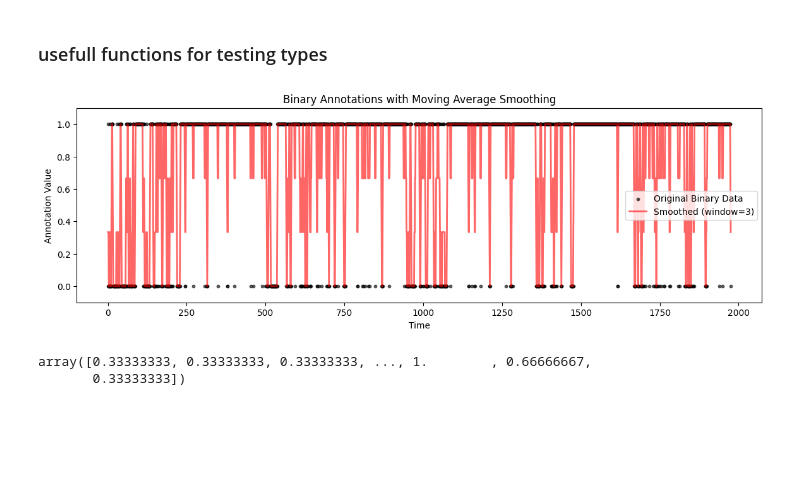
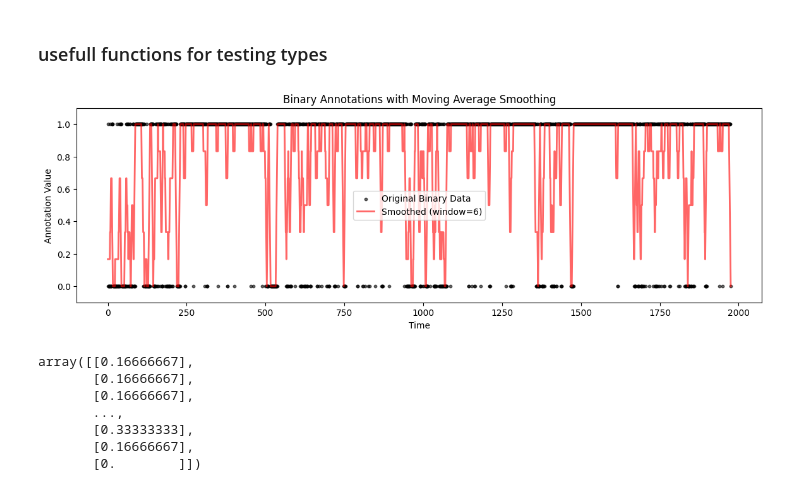
Before and after one commit to itaipeleg1/STS_sherlock, a Jupyter notebook: testing.ipynb, the cells around one changed output. Saved outputs shown, nothing was run; the diff lists cells and outputs as text; code cells hidden in the pictures; blank space fills up the shorter version.

```diff
--- a/testing.ipynb
+++ b/testing.ipynb
@@ -61,7 +113,12 @@ def plot_annotation(annotations, window_size=10):
 # %%
 annot = np.load(r'C:\uni\Msc Brain\Lab work\STS_sherlock\projects data\annotations\llava_social_speak_full.npy')
-plot_annotation(annot, window_size=3)
+plot_annotation(annot, window_size=6)
 # %% [output]
-[figure, old version]
+[figure, new version]
-array([0.33333333, 0.33333333, 0.33333333, ..., 1.        , 0.66666667,
-       0.33333333])
+array([[0.16666667],
+       [0.16666667],
+       [0.16666667],
+       ...,
+       [0.33333333],
+       [0.16666667],
+       [0.        ]])
```
Also changed, not shown: parts of 3 cells of this notebook.
